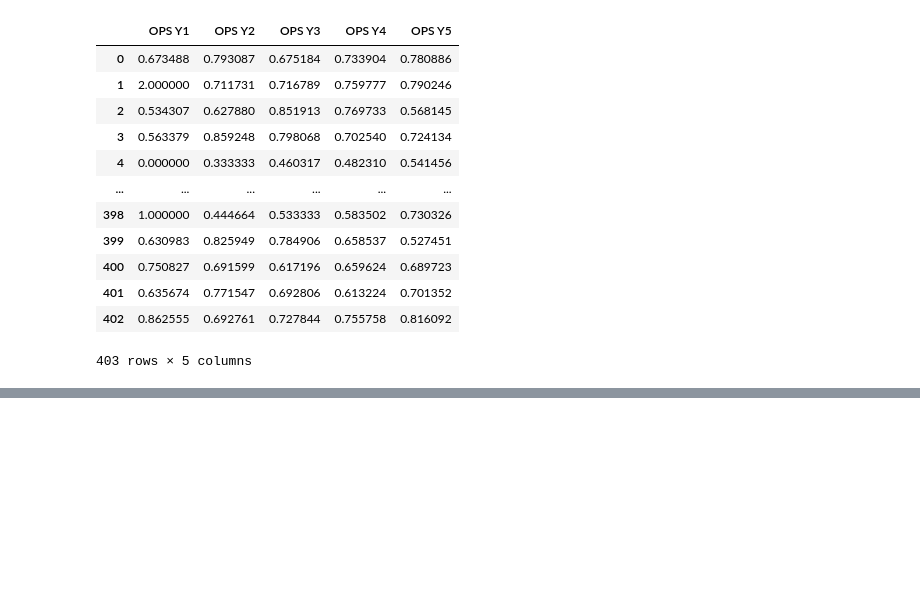
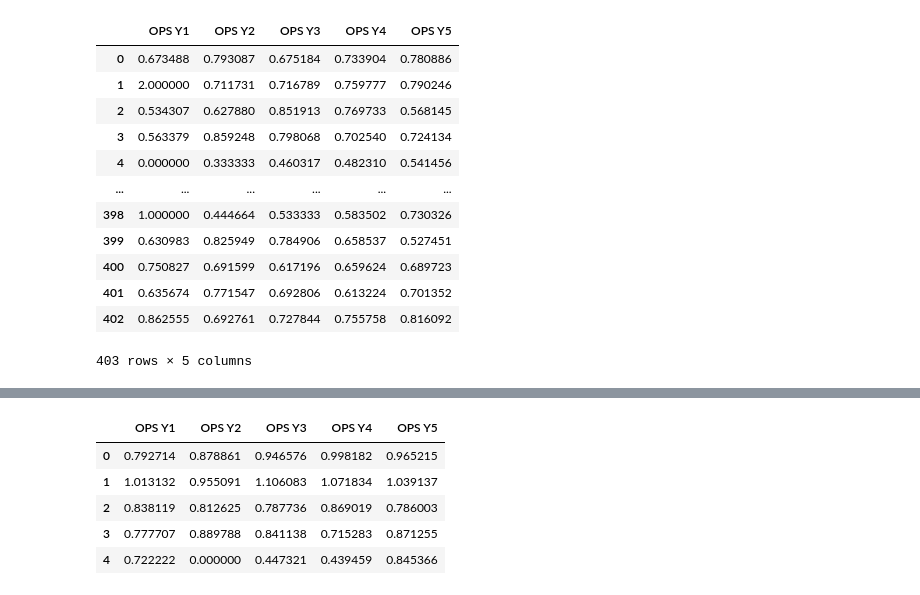
Before and after one commit to donnajharris/cp640_project, a Jupyter notebook: harr2890_project/har2890_project_step5_ops_modelling.ipynb, the cells around one changed output, grey strips where cells are left out. Drawn from its saved outputs; the diff is of its cells as text; code cells hidden in the pictures; blank space fills up the shorter version.

```diff
--- a/harr2890_project/har2890_project_step5_ops_modelling.ipynb
+++ b/harr2890_project/har2890_project_step5_ops_modelling.ipynb
@@ -970,3 +971,13 @@ names_my_test
+# %%
+X_my_test = my_player_list[['OPS Y1', 'OPS Y2', 'OPS Y3', 'OPS Y4', 'OPS Y5']]
+X_my_test
+# %% [output]
+|  | OPS Y1 | OPS Y2 | OPS Y3 | OPS Y4 | OPS Y5 |
+| 0 | 0.792714 | 0.878861 | 0.946576 | 0.998182 | 0.965215 |
+| 1 | 1.013132 | 0.955091 | 1.106083 | 1.071834 | 1.039137 |
+| 2 | 0.838119 | 0.812625 | 0.787736 | 0.869019 | 0.786003 |
+| 3 | 0.777707 | 0.889788 | 0.841138 | 0.715283 | 0.871255 |
+| 4 | 0.722222 | 0.000000 | 0.447321 | 0.439459 | 0.845366 |
 # %%
 predict_my_test = LinReg.predict(X_my_test.values)
 predict_my_test
```
Also changed, not shown: parts of 16 cells of this notebook, 1 other file.
